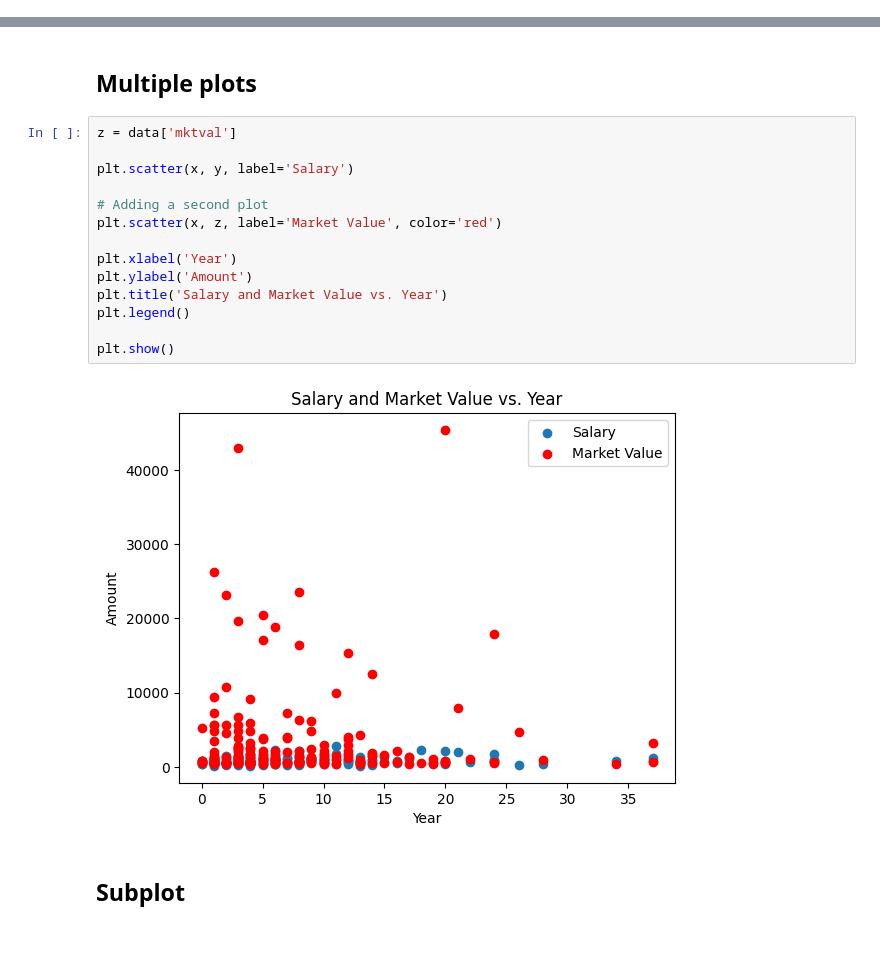
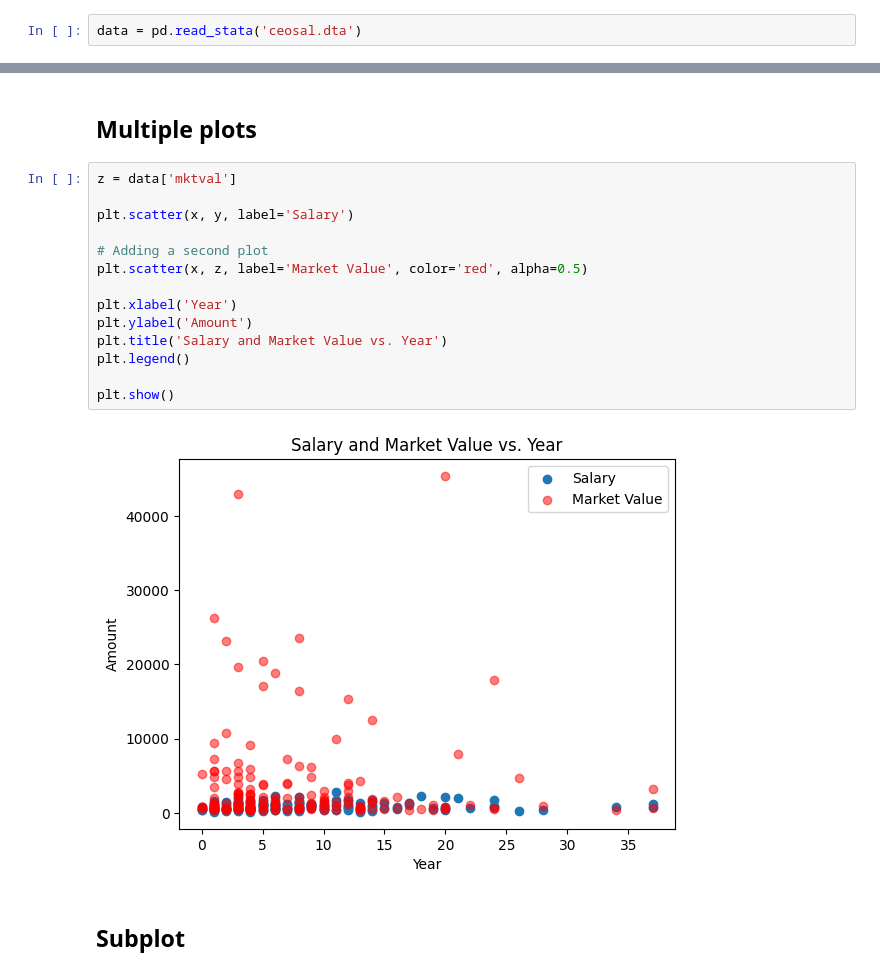
Before and after one commit to havaledar/ECON3740, a Jupyter notebook: W24_ECON3740_Lab_5.ipynb, the cells around one changed output, grey strips where cells are left out. Drawn from its saved outputs; the diff is of its cells as text; blank space fills up the shorter version.

```diff
--- a/W24_ECON3740_Lab_5.ipynb
+++ b/W24_ECON3740_Lab_5.ipynb
@@ -177,6 +200,8 @@ plt.show()
 # %% [markdown]
 ## CEOSAL plot
 Now, we'll create a simple line plot.
+# %%
+data = pd.read_stata('ceosal.dta')
 # %%
 # Create x and y variables
 x = data['ceoten']
@@ -351,19 +374,19 @@ plt.show()
 # %%
 z = data['mktval']
 
 plt.scatter(x, y, label='Salary')
 
 # Adding a second plot
-plt.scatter(x, z, label='Market Value', color='red')
+plt.scatter(x, z, label='Market Value', color='red', alpha=0.5)
 
 plt.xlabel('Year')
 plt.ylabel('Amount')
 plt.title('Salary and Market Value vs. Year')
 plt.legend()
 
 plt.show()
 # %% [output]
-[figure, old version]
+[figure, new version]
 # %% [markdown]
 ## Subplot
 # %%
```
Also changed, not shown: parts of 21 cells of this notebook.
